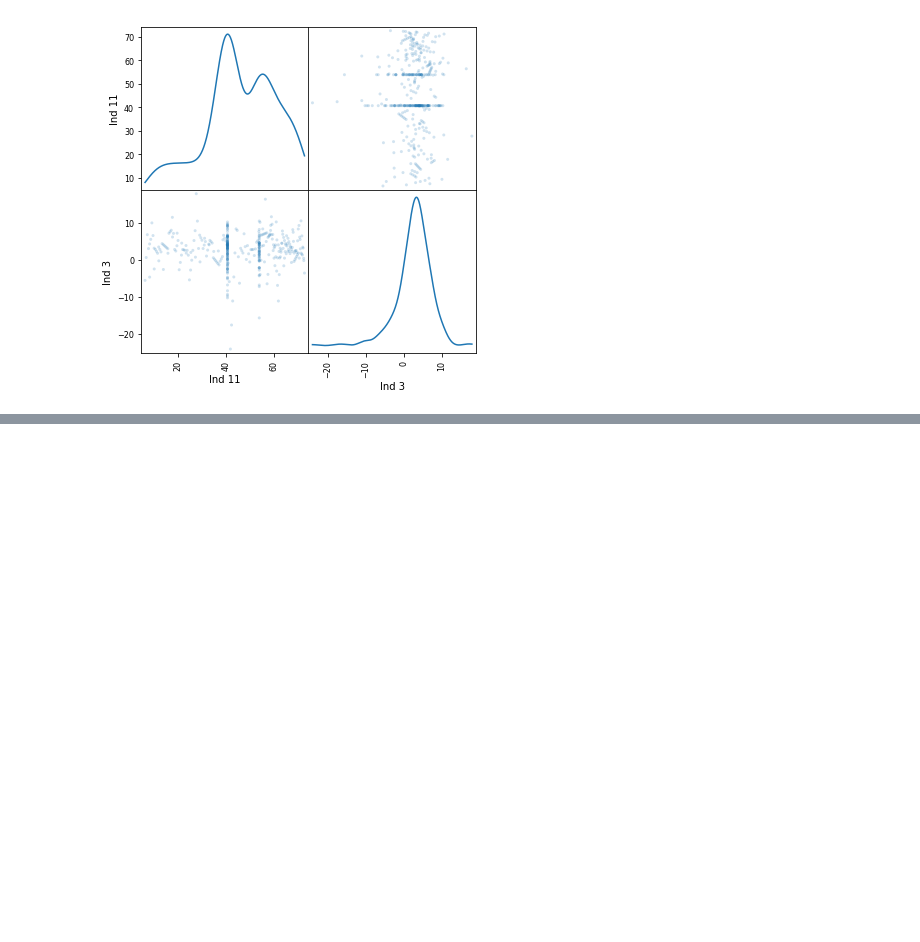
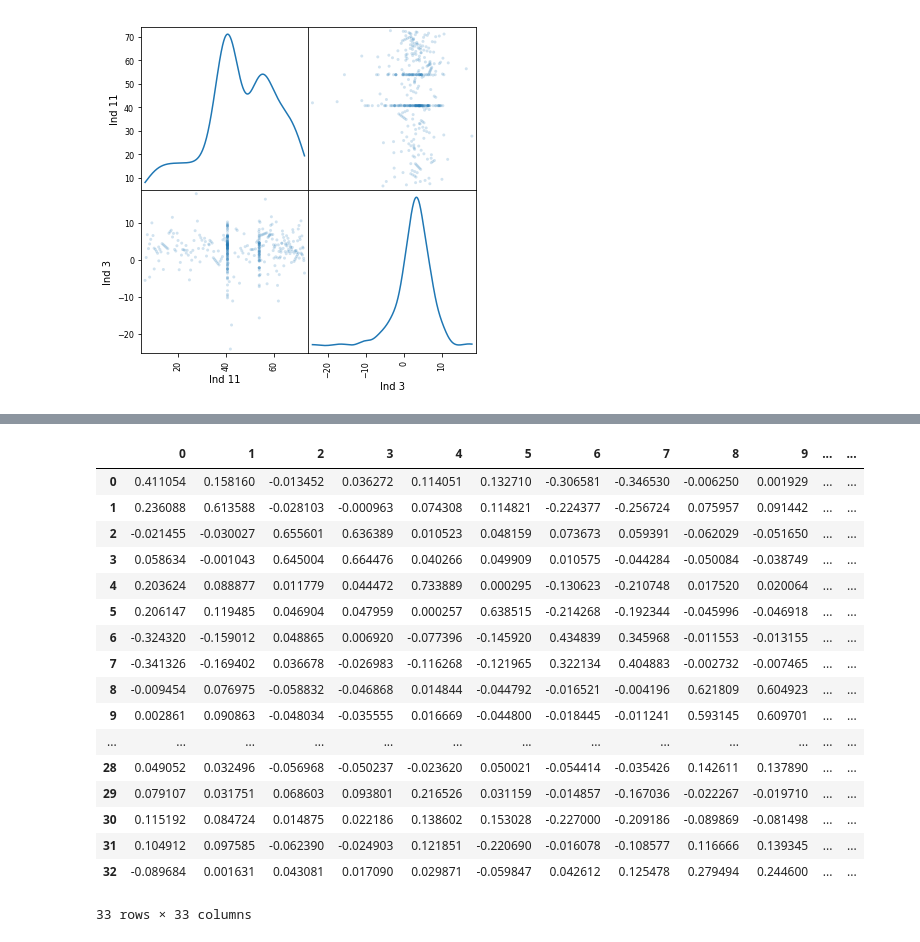
Before and after one commit to arun-joseph/Happiness-Predictor, a Jupyter notebook: Feature Extraction.ipynb, the cells around one changed output, grey strips where cells are left out. Drawn from its saved outputs; the diff is of its cells as text; code cells hidden in the pictures; blank space fills up the shorter version.

```diff
--- a/Feature Extraction.ipynb
+++ b/Feature Extraction.ipynb
@@ -32,0 +13,3 @@ data.corr()
+# %%
+indicator_table=data.corr()
+indicator_table
@@ -32,0 +35,24 @@ data.corr()
+# %%
+from sklearn import preprocessing
+normalised_data = preprocessing.normalize(indicator_table)
+normalised_df =pd.DataFrame(normalised_data)
+normalised_df
+# %% [output]
+|  | 0 | 1 | 2 | 3 | 4 | 5 | 6 | 7 | 8 | 9 | ... | ... |
+| 0 | 0.411054 | 0.158160 | -0.013452 | 0.036272 | 0.114051 | 0.132710 | -0.306581 | -0.346530 | -0.006250 | 0.001929 | ... | ... |
+| 1 | 0.236088 | 0.613588 | -0.028103 | -0.000963 | 0.074308 | 0.114821 | -0.224377 | -0.256724 | 0.075957 | 0.091442 | ... | ... |
+| 2 | -0.021455 | -0.030027 | 0.655601 | 0.636389 | 0.010523 | 0.048159 | 0.073673 | 0.059391 | -0.062029 | -0.051650 | ... | ... |
+| 3 | 0.058634 | -0.001043 | 0.645004 | 0.664476 | 0.040266 | 0.049909 | 0.010575 | -0.044284 | -0.050084 | -0.038749 | ... | ... |
+| 4 | 0.203624 | 0.088877 | 0.011779 | 0.044472 | 0.733889 | 0.000295 | -0.130623 | -0.210748 | 0.017520 | 0.020064 | ... | ... |
+| 5 | 0.206147 | 0.119485 | 0.046904 | 0.047959 | 0.000257 | 0.638515 | -0.214268 | -0.192344 | -0.045996 | -0.046918 | ... | ... |
+| 6 | -0.324320 | -0.159012 | 0.048865 | 0.006920 | -0.077396 | -0.145920 | 0.434839 | 0.345968 | -0.011553 | -0.013155 | ... | ... |
+| 7 | -0.341326 | -0.169402 | 0.036678 | -0.026983 | -0.116268 | -0.121965 | 0.322134 | 0.404883 | -0.002732 | -0.007465 | ... | ... |
+| 8 | -0.009454 | 0.076975 | -0.058832 | -0.046868 | 0.014844 | -0.044792 | -0.016521 | -0.004196 | 0.621809 | 0.604923 | ... | ... |
+| 9 | 0.002861 | 0.090863 | -0.048034 | -0.035555 | 0.016669 | -0.044800 | -0.018445 | -0.011241 | 0.593145 | 0.609701 | ... | ... |
+| ... | ... | ... | ... | ... | ... | ... | ... | ... | ... | ... | ... | ... |
+| 28 | 0.049052 | 0.032496 | -0.056968 | -0.050237 | -0.023620 | 0.050021 | -0.054414 | -0.035426 | 0.142611 | 0.137890 | ... | ... |
+| 29 | 0.079107 | 0.031751 | 0.068603 | 0.093801 | 0.216526 | 0.031159 | -0.014857 | -0.167036 | -0.022267 | -0.019710 | ... | ... |
+| 30 | 0.115192 | 0.084724 | 0.014875 | 0.022186 | 0.138602 | 0.153028 | -0.227000 | -0.209186 | -0.089869 | -0.081498 | ... | ... |
+| 31 | 0.104912 | 0.097585 | -0.062390 | -0.024903 | 0.121851 | -0.220690 | -0.016078 | -0.108577 | 0.116666 | 0.139345 | ... | ... |
+| 32 | -0.089684 | 0.001631 | 0.043081 | 0.017090 | 0.029871 | -0.059847 | 0.042612 | 0.125478 | 0.279494 | 0.244600 | ... | ... |
+33 rows × 33 columns
```
Also changed, not shown: parts of 17 cells of this notebook.
